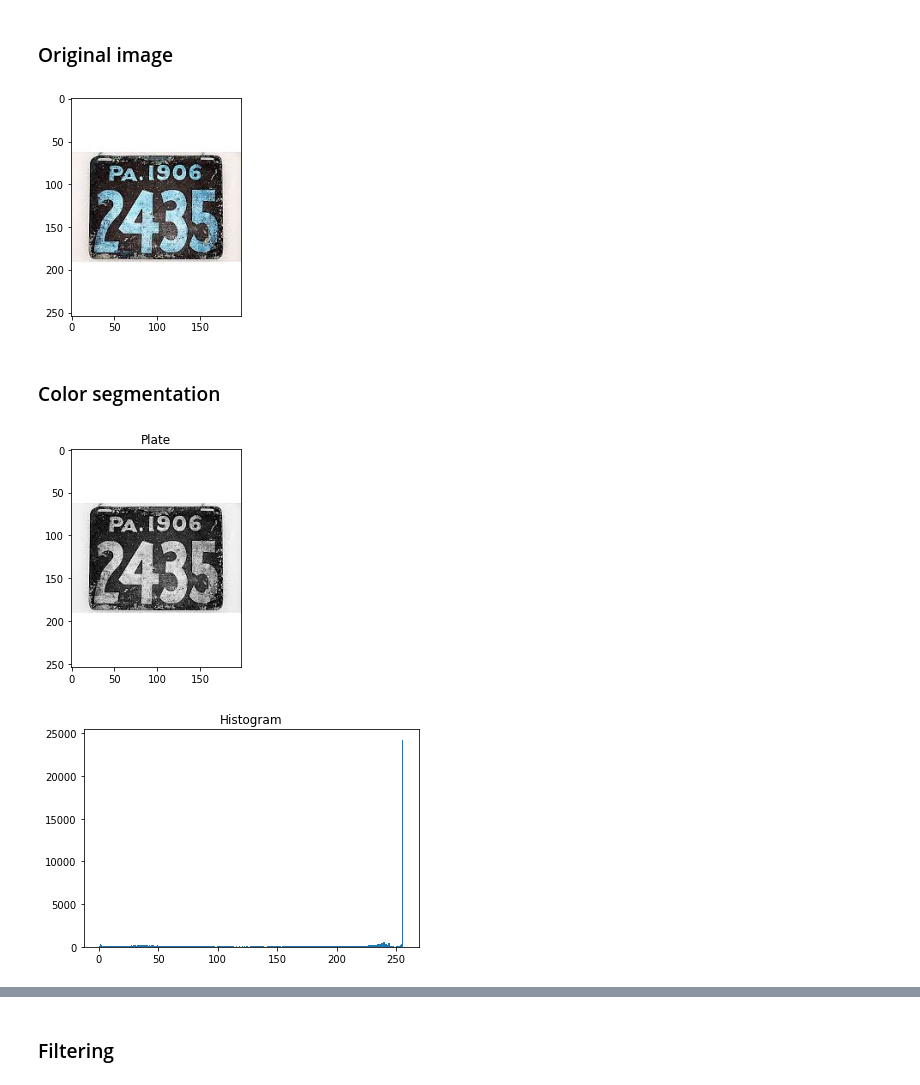
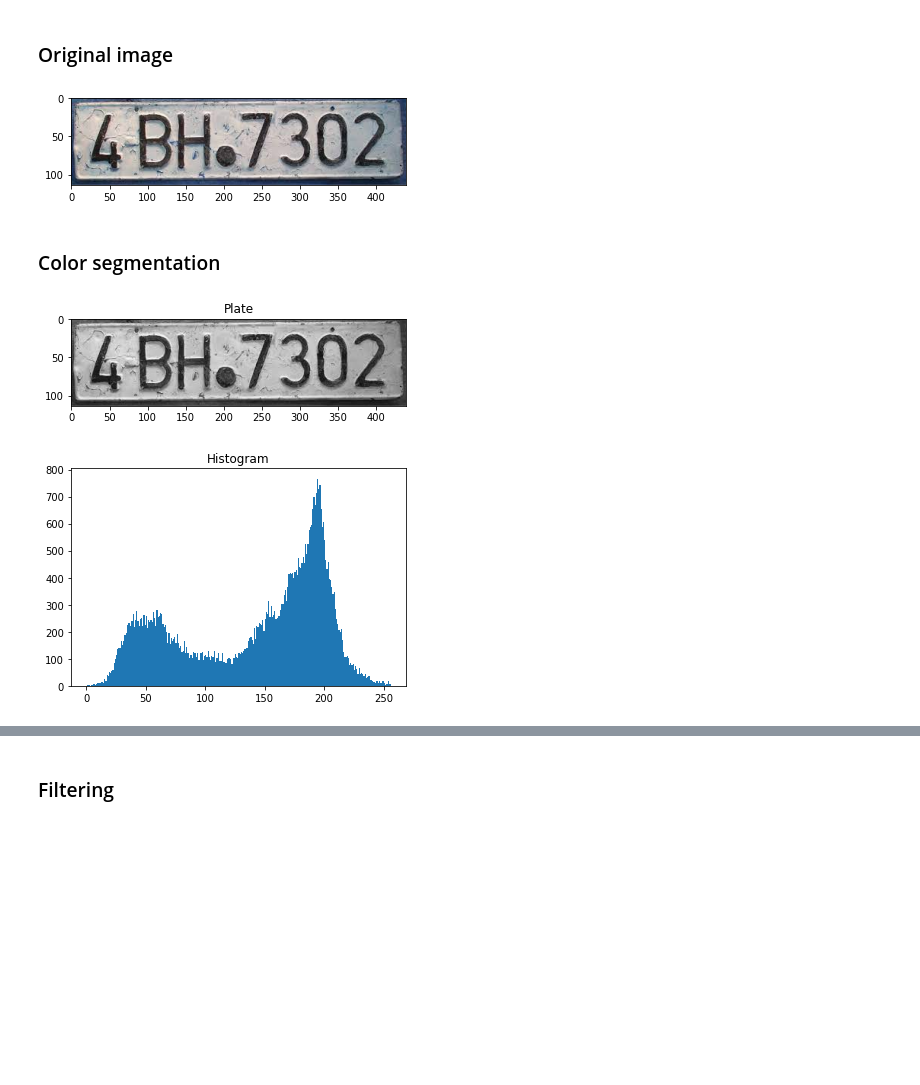
Before and after one commit to matheusRichter/ImageCharacterIdentification, a Jupyter notebook: implemntação.ipynb, the cells around one changed output, grey strips where cells are left out. Drawn from its saved outputs; the diff is of its cells as text; code cells hidden in the pictures; blank space fills up the shorter version.

```diff
--- a/implemntação.ipynb
+++ b/implemntação.ipynb
@@ -42,15 +57,15 @@ def morf_closing(img,kernel):
 # %%
 '''
 Here we load one of the images to experiment what methods we should use in the
 actual implementations of the task
 '''
 
 # Original image
-im_test = cv2.imread(img_folder+img_names[3], cv2.IMREAD_COLOR)
+im_test = cv2.imread(img_folder+img_names[0], cv2.IMREAD_COLOR)
 plt.imshow(im_test)
 plt.show()
 # %% [output]
-[figure, old version]
+[figure, new version]
 # %% [markdown]
 ### Color segmentation
 # %%
@@ -71,8 +86,8 @@ plt.title('Histogram')
 plt.hist(gray.ravel(), 256,[0,256])
 plt.show()
 # %% [output]
-[figure, old version]
+[figure, new version]
-[figure, old version]
+[figure, new version]
 # %%
 '''
 Here we apply threshold to make the image black and white. We use the value
```
Also changed, not shown: parts of 19 cells of this notebook, 2 other files.
